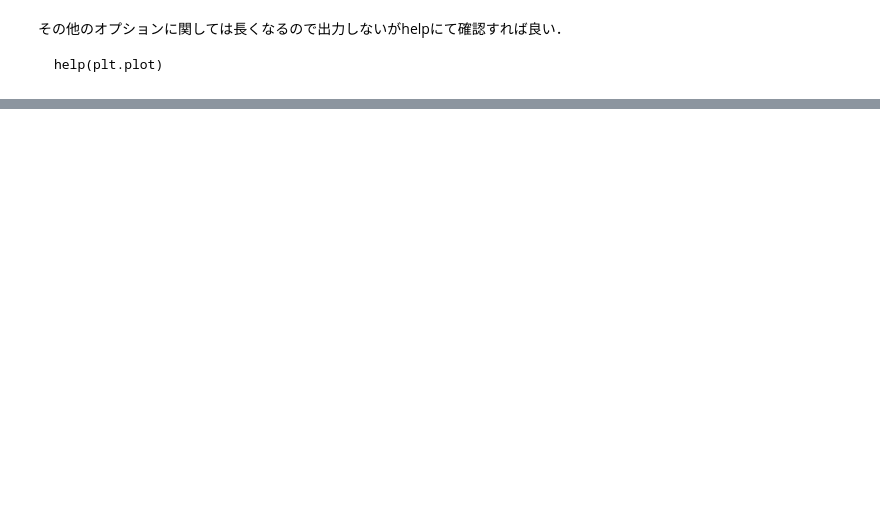
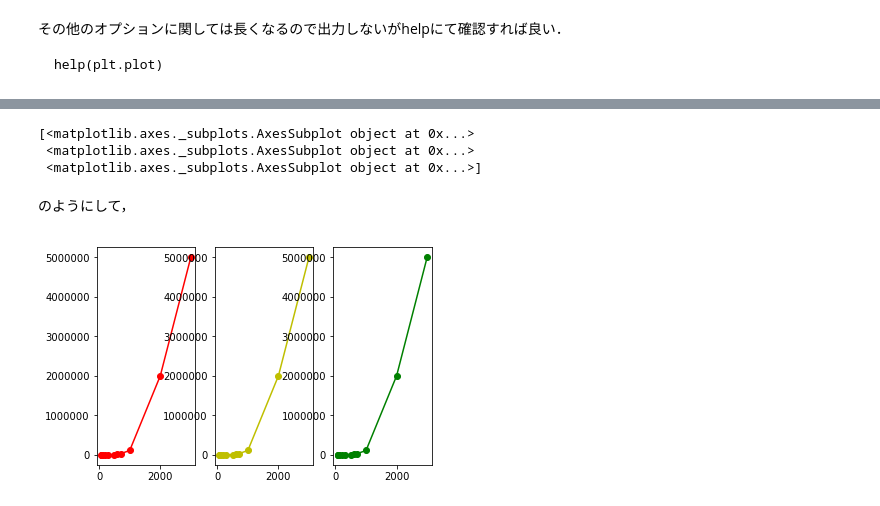
Before and after one commit to hanada-yasutaka/private-notes, a Jupyter notebook: pythonstep/step3.ipynb, the cells around one changed output, grey strips where cells are left out. Cells and saved outputs as stored; diff of their text form; code cells hidden in the pictures; blank space fills up the shorter version.

```diff
--- a/pythonstep/step3.ipynb
+++ b/pythonstep/step3.ipynb
@@ -57,0 +180,16 @@ help(plt.plot)
+# %%
+fig,ax = plt.subplots(1,3)
+print(ax)
+# %% [output]
+[<matplotlib.axes._subplots.AxesSubplot object at 0x...>
+ <matplotlib.axes._subplots.AxesSubplot object at 0x...>
+ <matplotlib.axes._subplots.AxesSubplot object at 0x...>]
+# %% [markdown]
+のようにして，
+# %%
+ax[0].plot(x,y,"-or")
+ax[1].plot(x,y,"-oy")
+ax[2].plot(x,y,"-og")
+plt.show()
+# %% [output]
+[figure, added]
```
Also changed, not shown: parts of 35 cells of this notebook.
